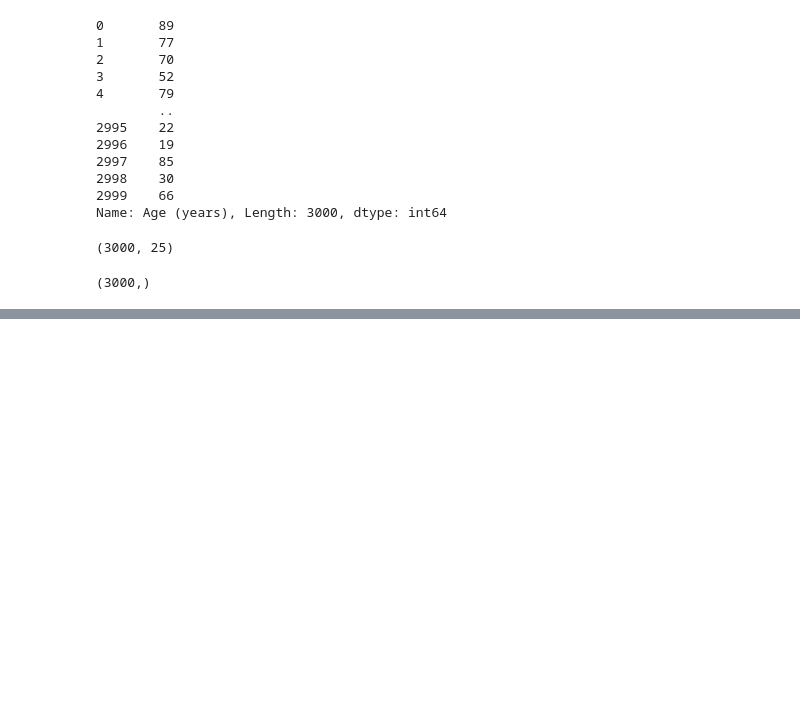
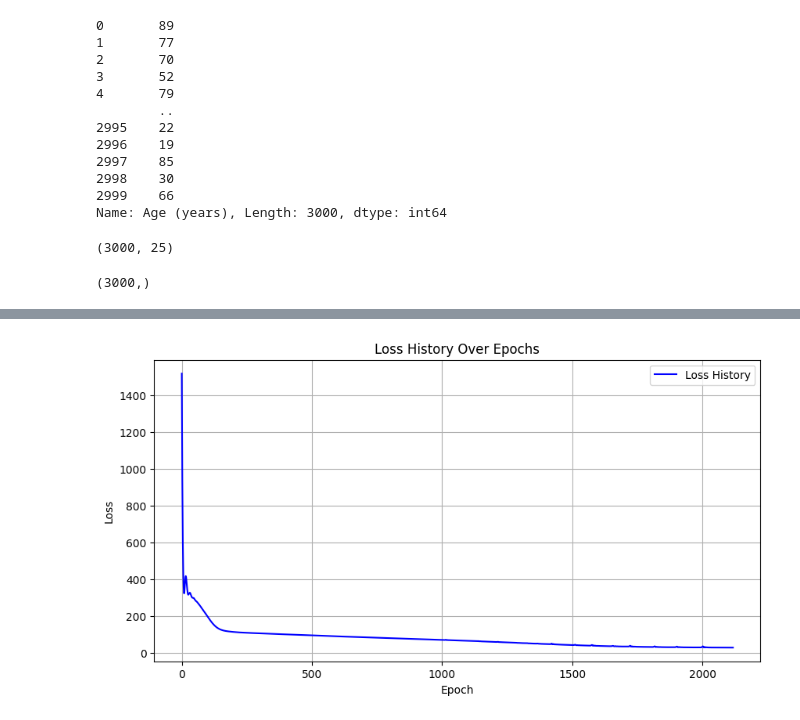
Before and after one commit to Arun-Programmer/DeepLearningWithPytorch, a Jupyter notebook: Human_age_prediction_multi_class/Human_age_prediction.ipynb, the cells around one changed output, grey strips where cells are left out. Saved outputs shown, nothing was run; the diff lists cells and outputs as text; code cells hidden in the pictures; blank space fills up the shorter version.

Commit message:
Model trained and plot the loss

```diff
--- a/Human_age_prediction_multi_class/Human_age_prediction.ipynb
+++ b/Human_age_prediction_multi_class/Human_age_prediction.ipynb
@@ -173,0 +208,12 @@ yTrainNumpy.shape
+# %%
+import numpy as np
+import torch
+
+xTrainNumpy = np.array(xTrainNumpy, dtype=np.float32)
+xTrainNumpy[xTrainNumpy == True] = 1
+xTrainNumpy[xTrainNumpy == False] = 0
+
+xTrainTensor = torch.tensor(xTrainNumpy, dtype=torch.float32)
+yTrainTensor = torch.tensor(yTrainNumpy, dtype=torch.float32)
+
+print(xTrainTensor)
@@ -173,0 +239,23 @@ yTrainNumpy.shape
+# %%
+
+import torch
+num_epoch = 10000
+training_losses = []
+loss_history = []
+tolerance = 5
+xTrainTensor = torch.tensor(xTrainNumpy, dtype=torch.float32)
+yTrainTensor = torch.tensor(yTrainNumpy, dtype=torch.float32)
+for epoch in range(1,num_epoch+1):
+    predict = model(xTrainTensor)
+    loss = criterion(predict.squeeze(), yTrainTensor)
+
+    optimizer.zero_grad()
+    loss.backward()
+    optimizer.step()
+    current_loss:float = loss.item()
+    loss_history.append(round(current_loss, 2))
+    if len(loss_history)>5:
+        if all(loss_history[-1] == last_loss for last_loss in loss_history[-tolerance-1:-1]):
+            print(f"Training completed, Epoch: {epoch}, Final Loss: {current_loss:.4f}")
+            break
+    print(f'Epoch [{epoch}/{num_epoch}], Loss: {current_loss:.4f}')
@@ -173,0 +280,12 @@ yTrainNumpy.shape
+# %%
+import matplotlib.pyplot as plt
+plt.figure(figsize=(10, 5))
+plt.plot(loss_history, label='Loss History', color='blue')
+plt.title('Loss History Over Epochs')
+plt.xlabel('Epoch')  # X-axis label
+plt.ylabel('Loss')  # Y-axis label
+plt.legend()
+plt.grid()
+plt.show()
+# %% [output]
+[figure, added]
```
Also changed, not shown: parts of 9 cells of this notebook.
